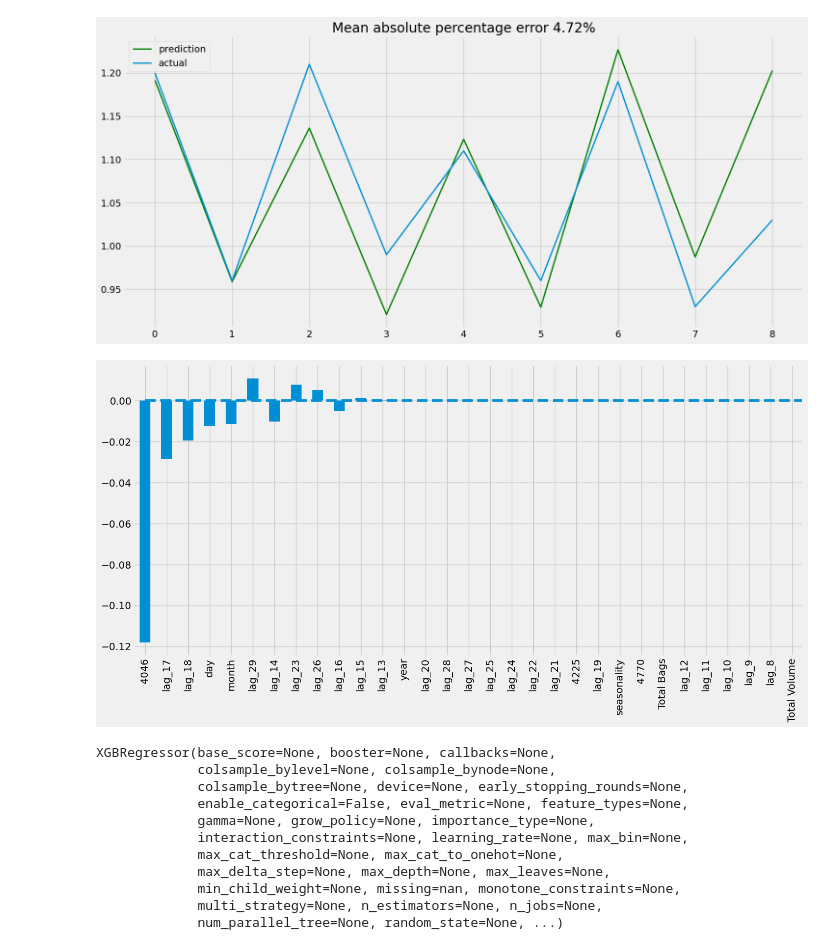
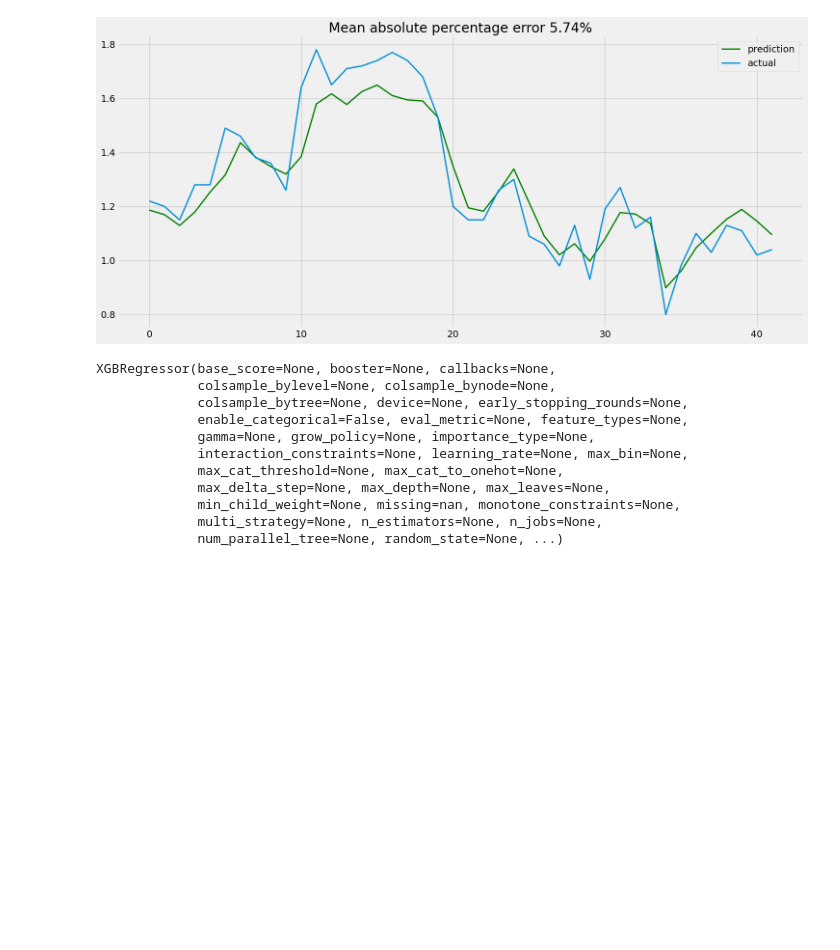
Before and after one commit to dunp7/Avocado-Price-Prediction, a Jupyter notebook: Task_2/ML2.ipynb, the cells around one changed output. Cells and saved outputs as stored; diff of their text form; code cells hidden in the pictures; blank space fills up the shorter version.

```diff
--- a/Task_2/ML2.ipynb
+++ b/Task_2/ML2.ipynb
@@ -127,0 +32,16 @@ df
+# %%
+df.drop(columns= ["Small Bags", "Large Bags", "XLarge Bags"], axis = 1, inplace = True)
+df.drop(columns=['type',"region"], axis = 1,inplace = True)
+df["Total Volume"] = np.log(df['Total Volume'] + 1)
+df = df.set_index('Date')
+df.index = pd.to_datetime(df.index)
+df = df.sort_index()
+df['day'] = df.index.day
+df['month'] = df.index.month
+
+# Seasonality
+df['seasonality'] = df['month'].apply(lambda x: 1 if x in [7, 8, 9] else (-1 if x in [12, 1, 2] else 0))
+# Mark Significant Events
+df['significant_event'] = df['year'].apply(lambda x: 1 if x in [2017] else 0)
+
+df
@@ -138,5 +73,5 @@ plt.show()
 # %%
-dff = df.loc[df.index < "02-01-2016"]
+dff = df.copy()
 fig, ax = plt.subplots(figsize=(15, 5))
 dff["AveragePrice"].plot(ax=ax, label='Training Set')
 plt.show()
@@ -145,3 +80,3 @@ plt.show()
 # %%
-for i in range(8, 30):
+for i in range(1, 30):
     dff["lag_{}".format(i)] = dff.AveragePrice.shift(i)
@@ -199,8 +90,23 @@ LinearRegression()
 # %%
+def timeseries_train_test_split(X, y, test_size):
+    """
+        Perform train-test split with respect to time series structure
+    """
+
+    # get the index after which test set starts
+    test_index = int(len(X)*(1-test_size))
+
+    X_train = X.iloc[:test_index]
+    y_train = y.iloc[:test_index]
+    X_test = X.iloc[test_index:]
+    y_test = y.iloc[test_index:]
+
+    return X_train, X_test, y_train, y_test
+
 def mean_absolute_percentage_error(y_true, y_pred):
     return np.mean(np.abs((y_true - y_pred) / y_true)) * 100
 
-def plotModelResults(model, X_train=X_train, X_test=X_test, plot_intervals=False, plot_anomalies=False):
+def plotModelResults(model, X_train, X_test,y_train, y_test, plot_intervals=False, plot_anomalies=False):
     """
         Plots modelled vs fact values, prediction intervals and anomalies
 
@@ -238,7 +144,7 @@ def plotModelResults(model, X_train=X_train, X_test=X_test, plot_intervals=False
     plt.tight_layout()
     plt.grid(True)
 
-def plotCoefficients(model):
+def plotCoefficients(model, X_train):
     """
         Plots sorted coefficient values of the model
     """
@@ -275,15 +190,12 @@ plotCoefficients(ridge)
 # %%
 lasso = LassoCV(cv=tscv)
 lasso.fit(X_train_scaled, y_train)
 
-plotModelResults(lasso,
-                 X_train=X_train_scaled,
-                 X_test=X_test_scaled,
+plotModelResults(lasso, X_train_scaled, X_test_scaled, y_train, y_test,
                  plot_intervals=False, plot_anomalies=False)
-plotCoefficients(lasso)
+# plotCoefficients(lasso)
 # %% [output]
-[figure, old version]
+[figure, new version]
-[figure, removed]
 # %%
 from xgboost import XGBRegressor
 
```
Also changed, not shown: parts of 26 cells of this notebook, 2 other files.
